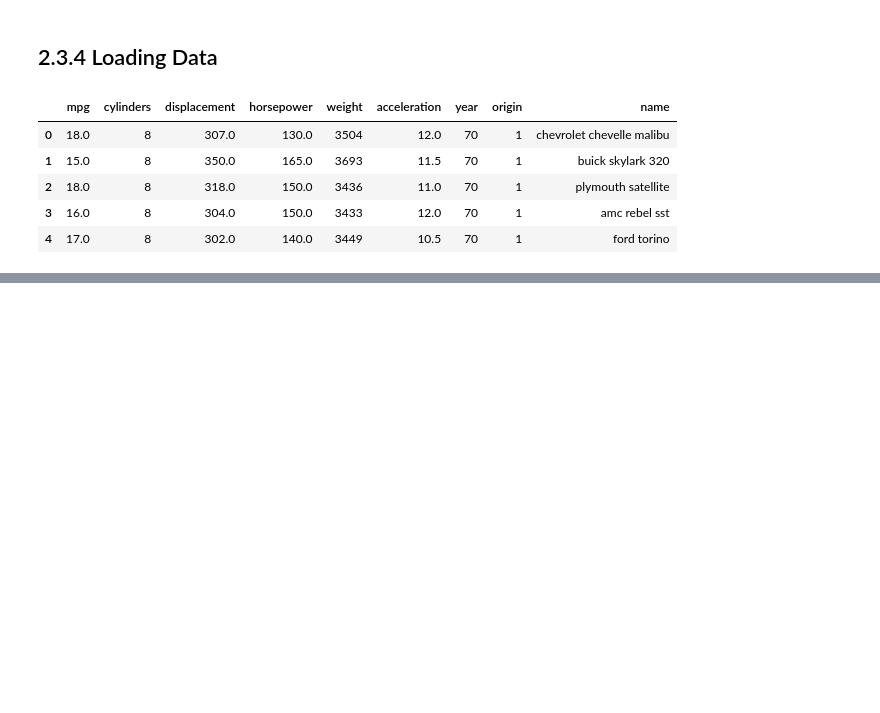
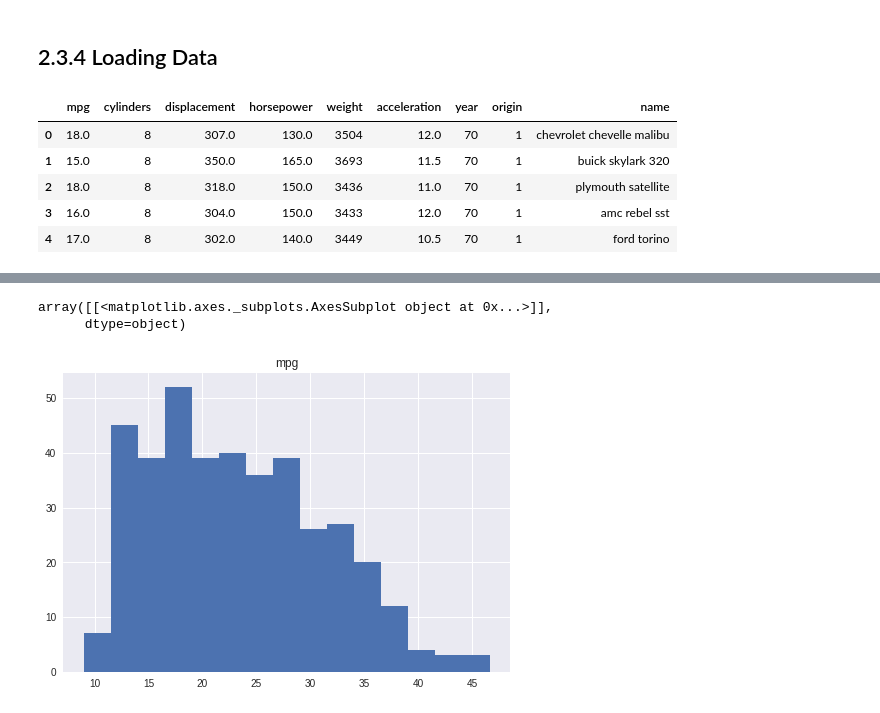
Before and after one commit to mjalalimanesh/Statistical-Learning-ISLR-Python, a Jupyter notebook: lab2.ipynb, the cells around one changed output, grey strips where cells are left out. Drawn from its saved outputs; the diff is of its cells as text; code cells hidden in the pictures; blank space fills up the shorter version.

```diff
--- a/lab2.ipynb
+++ b/lab2.ipynb
@@ -236,0 +243,6 @@ sns.boxplot(data=Auto, x="cylinders", y="mpg", ax=ax)
+# %%
+Auto.hist(column="mpg", bins=15)
+# %% [output]
+array([[<matplotlib.axes._subplots.AxesSubplot object at 0x...>]],
+      dtype=object)
+[figure, added]
```
Also changed, not shown: parts of 7 cells of this notebook.
